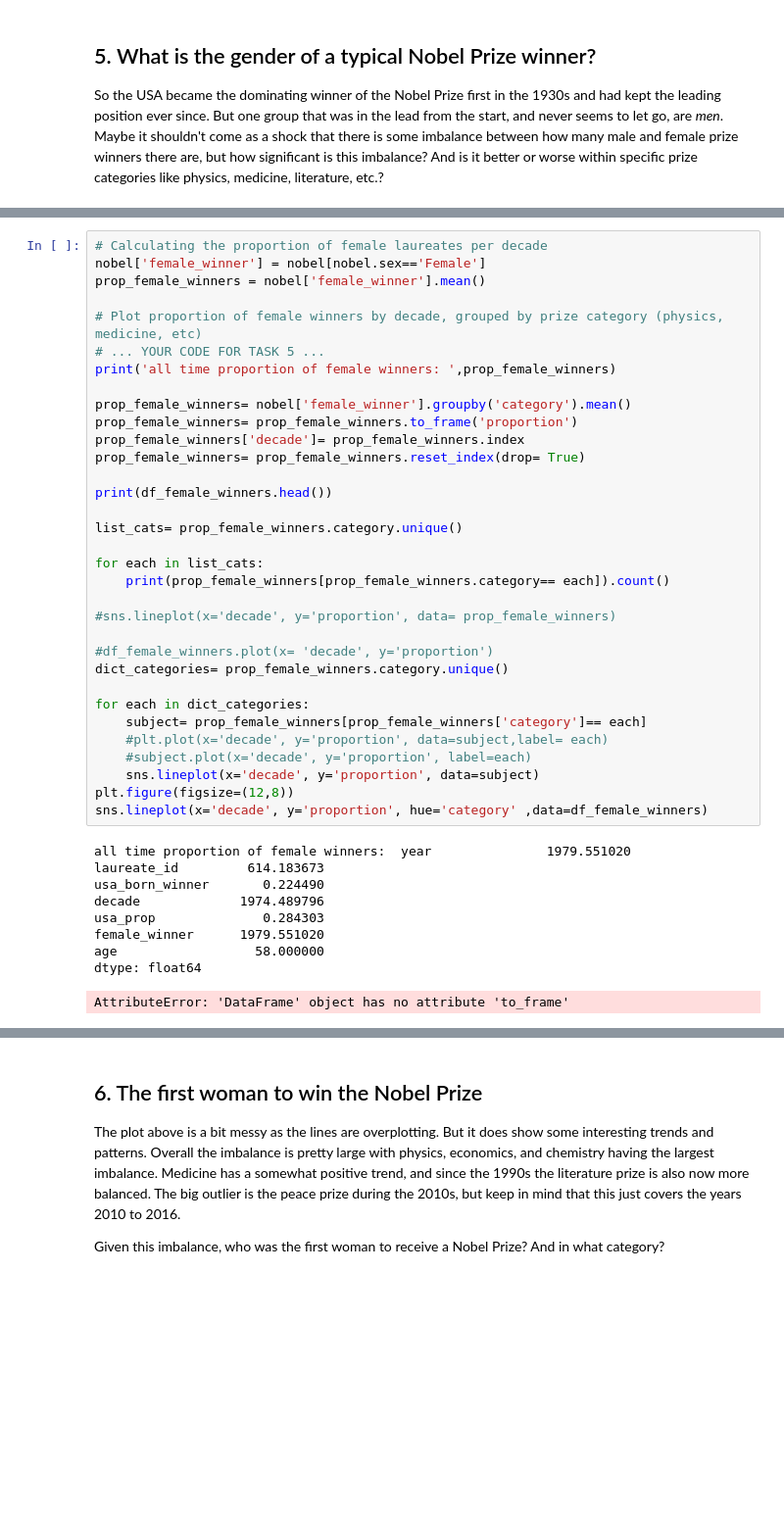
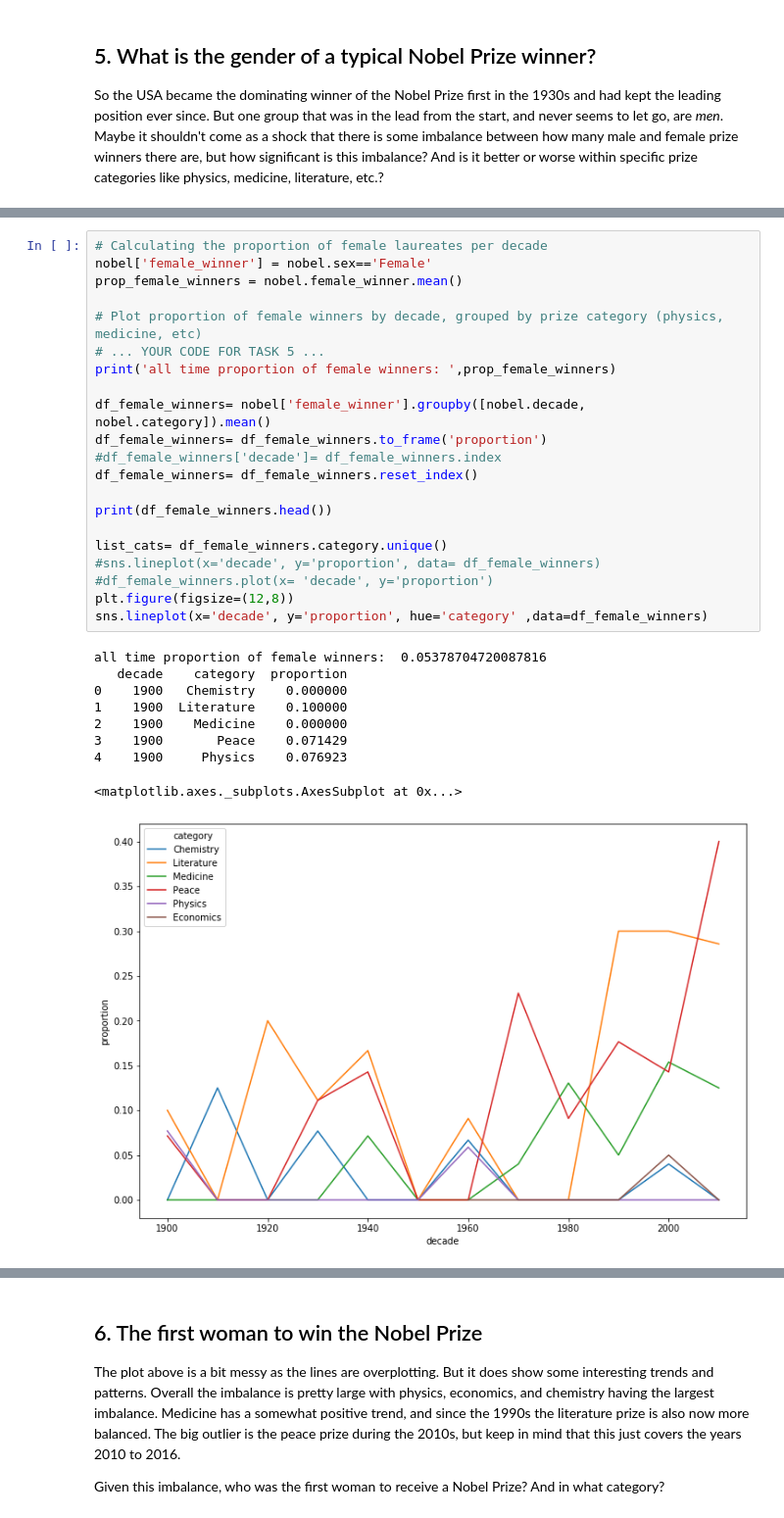
Before and after one commit to boitshepo97/nobel-prize-winners, a Jupyter notebook: nobelprizewinners.ipynb, the cells around one changed output, grey strips where cells are left out. Shown at 98% size. Cells and saved outputs as stored; diff of their text form; blank space fills up the shorter version.

```diff
--- a/nobelprizewinners.ipynb
+++ b/nobelprizewinners.ipynb
@@ -163,43 +155,31 @@ nobel[nobel.sex=='Female']
 # %%
 # Calculating the proportion of female laureates per decade
-nobel['female_winner'] = nobel[nobel.sex=='Female']
-prop_female_winners = nobel['female_winner'].mean()
+nobel['female_winner'] = nobel.sex=='Female'
+prop_female_winners = nobel.female_winner.mean()
 
 # Plot proportion of female winners by decade, grouped by prize category (physics, medicine, etc)
 # ... YOUR CODE FOR TASK 5 ...
 print('all time proportion of female winners: ',prop_female_winners)
 
-prop_female_winners= nobel['female_winner'].groupby('category').mean()
-prop_female_winners= prop_female_winners.to_frame('proportion')
-prop_female_winners['decade']= prop_female_winners.index
-prop_female_winners= prop_female_winners.reset_index(drop= True)
+df_female_winners= nobel['female_winner'].groupby([nobel.decade, nobel.category]).mean()
+df_female_winners= df_female_winners.to_frame('proportion')
+#df_female_winners['decade']= df_female_winners.index
+df_female_winners= df_female_winners.reset_index()
 
 print(df_female_winners.head())
 
-list_cats= prop_female_winners.category.unique()
-
-for each in list_cats:
-    print(prop_female_winners[prop_female_winners.category== each]).count()
-
-#sns.lineplot(x='decade', y='proportion', data= prop_female_winners)
-
+list_cats= df_female_winners.category.unique()
+#sns.lineplot(x='decade', y='proportion', data= df_female_winners)
 #df_female_winners.plot(x= 'decade', y='proportion')
-dict_categories= prop_female_winners.category.unique()
-
-for each in dict_categories:
-    subject= prop_female_winners[prop_female_winners['category']== each]
-    #plt.plot(x='decade', y='proportion', data=subject,label= each)
-    #subject.plot(x='decade', y='proportion', label=each)
-    sns.lineplot(x='decade', y='proportion', data=subject)
 plt.figure(figsize=(12,8))
 sns.lineplot(x='decade', y='proportion', hue='category' ,data=df_female_winners)
 # %% [output]
-all time proportion of female winners:  year               1979.551020
-laureate_id         614.183673
-usa_born_winner       0.224490
-decade             1974.489796
-usa_prop              0.284303
-female_winner      1979.551020
-age                  58.000000
-dtype: float64
+all time proportion of female winners:  0.05378704720087816
+   decade    category  proportion
+0    1900   Chemistry    0.000000
+1    1900  Literature    0.100000
+2    1900    Medicine    0.000000
+3    1900       Peace    0.071429
+4    1900     Physics    0.076923
-AttributeError: 'DataFrame' object has no attribute 'to_frame'
+<matplotlib.axes._subplots.AxesSubplot at 0x...>
+[figure, added]
```
Also changed, not shown: parts of 17 cells of this notebook.
